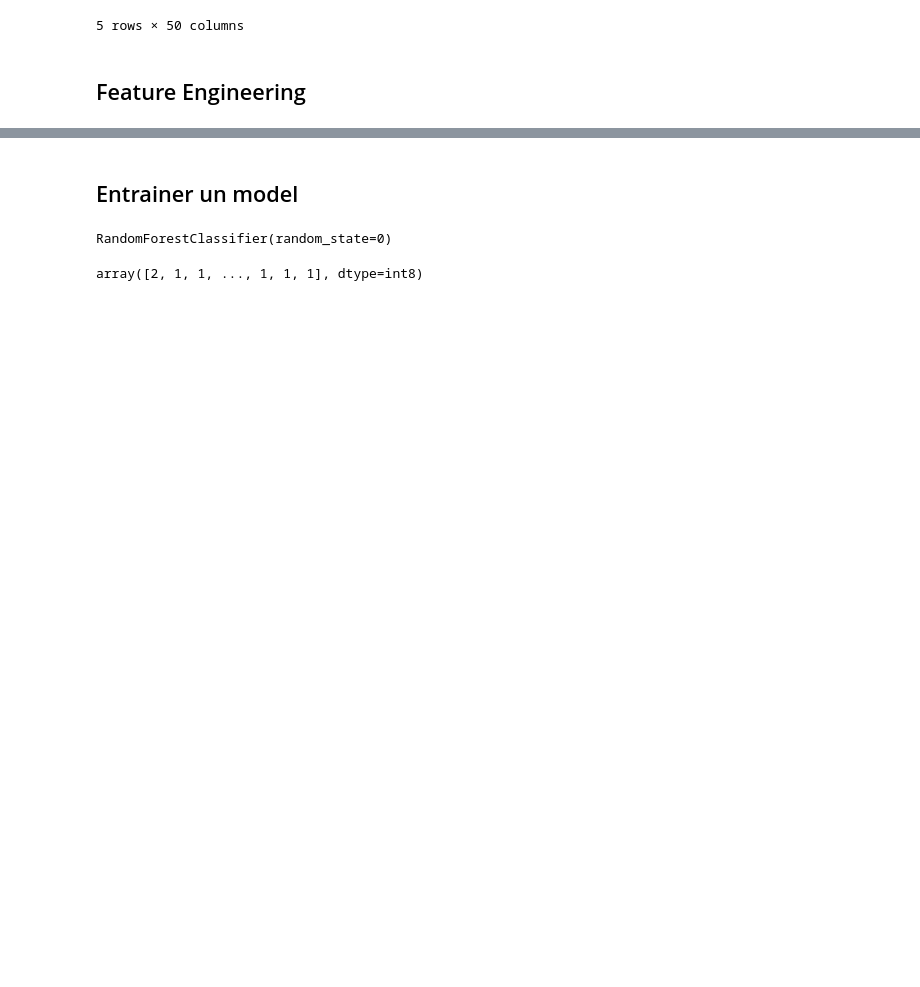
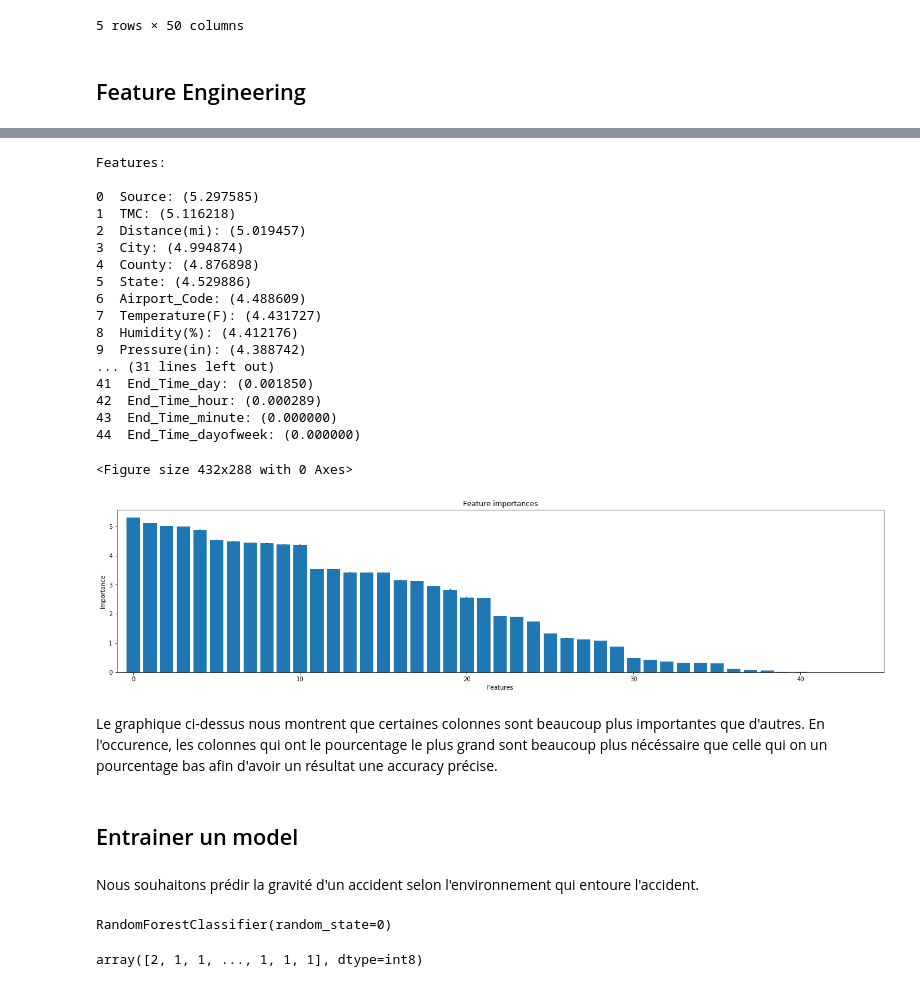
Before and after one commit to alphab2000x/python, a Jupyter notebook: Master2/Projet5/US_Accident.ipynb, the cells around one changed output, grey strips where cells are left out. Cells and saved outputs as stored; diff of their text form; code cells hidden in the pictures; blank space fills up the shorter version.

```diff
--- a/Master2/Projet5/US_Accident.ipynb
+++ b/Master2/Projet5/US_Accident.ipynb
@@ -196,15 +183,17 @@ X['End_Time_dayofweek'] = X['End_Time'].dt.dayofweek
 X = X.drop(['Start_Time'],axis=1)
 X = X.drop(['End_Time'],axis=1)
 # %%
+# On convertie les colonnes dans le type qui nous interessent
+
 X['Source'] = LabelEncoder().fit_transform(X['Source'])
 
 X.TMC = X['TMC'].astype('category').cat.codes
 
 X.City = X['City'].astype('category').cat.codes
 
-X.Airport_Code = X['State'].astype('category').cat.codes
+X.State = X['State'].astype('category').cat.codes
 
-X.Airport_Code = X['County'].astype('category').cat.codes
+X.County = X['County'].astype('category').cat.codes
 
 X.Airport_Code = X['Airport_Code'].astype('category').cat.codes
 
@@ -239,0 +295,9 @@ X.shape, Y.shape
+# %%
+# La  features importances permet de connaitre l'importance d'une colonne
+# par rapport aux autres colonnes.
+
+X_tr_wo_index0 = X_tr.drop(['Unnamed: 0'],axis=1)
+X_wo_index0 = X.drop(['Unnamed: 0'],axis=1)
+clf.fit(X_tr_wo_index0, Y_tr)                       # On re-train nos valeurs
+importance = clf.feature_importances_
+importance
@@ -240,5 +322,57 @@ X.shape, Y.shape
+# %%
+# On renomme nos colonnes
+
+name = X_tr_wo_index0.columns.tolist()
+colNumberList = list(range(len(X_tr_wo_index0.columns)))
+# %%
+# On souhaite Afficher dans un graphique notre importance
+
+std = np.std([tree.feature_importances_ for tree in clf.estimators_],
+             axis=0)
+indices = np.argsort(importance)[::-1]
+
+# Affichage de nos features avec leur pourcentage
+print("Features:")
+print()
+
+for f in range(X_wo_index0.shape[1]):
+    print("%d  %s: (%f)" % (f, X_tr_wo_index0.columns[f], importance[indices[f]]*100))
+
+# Affichage de notre Features importance
+plt.figure()
+plt.subplots(figsize=(23,5))                                              #Taille de la figure
+plt.title("Feature importances")
+plt.xlabel('Features')
+plt.ylabel('Importance')
+plt.bar(colNumberList, importance[indices]*100, yerr=std[indices], align="center") # Valeur en X, Hauteur, Largeur, alignement
+plt.xlim([-1, X_wo_index0.shape[1]])                                                # Limite de l'axe X
+plt.show()
+# %% [output]
+Features:
+
+0  Source: (5.297585)
+1  TMC: (5.116218)
+2  Distance(mi): (5.019457)
+3  City: (4.994874)
+4  County: (4.876898)
+5  State: (4.529886)
+6  Airport_Code: (4.488609)
+7  Temperature(F): (4.431727)
+8  Humidity(%): (4.412176)
+9  Pressure(in): (4.388742)
+... (31 lines left out)
+41  End_Time_day: (0.001850)
+42  End_Time_hour: (0.000289)
+43  End_Time_minute: (0.000000)
+44  End_Time_dayofweek: (0.000000)
+<Figure size 432x288 with 0 Axes>
+[figure, added]
+# %% [markdown]
+Le graphique ci-dessus nous montrent que certaines colonnes sont beaucoup plus importantes que d'autres. En l'occurence, les colonnes qui ont le pourcentage le plus grand sont beaucoup plus nécéssaire que celle qui on un pourcentage bas afin d'avoir un résultat une accuracy précise.
 # %% [markdown]
 ## Entrainer un model
+# %% [markdown]
+Nous souhaitons prédir la gravité d'un accident selon l'environnement qui entoure l'accident.
 # %%
 clf = RandomForestClassifier(random_state=0)
 # %%
```
Also changed, not shown: parts of 57 cells of this notebook, 3 other files.
